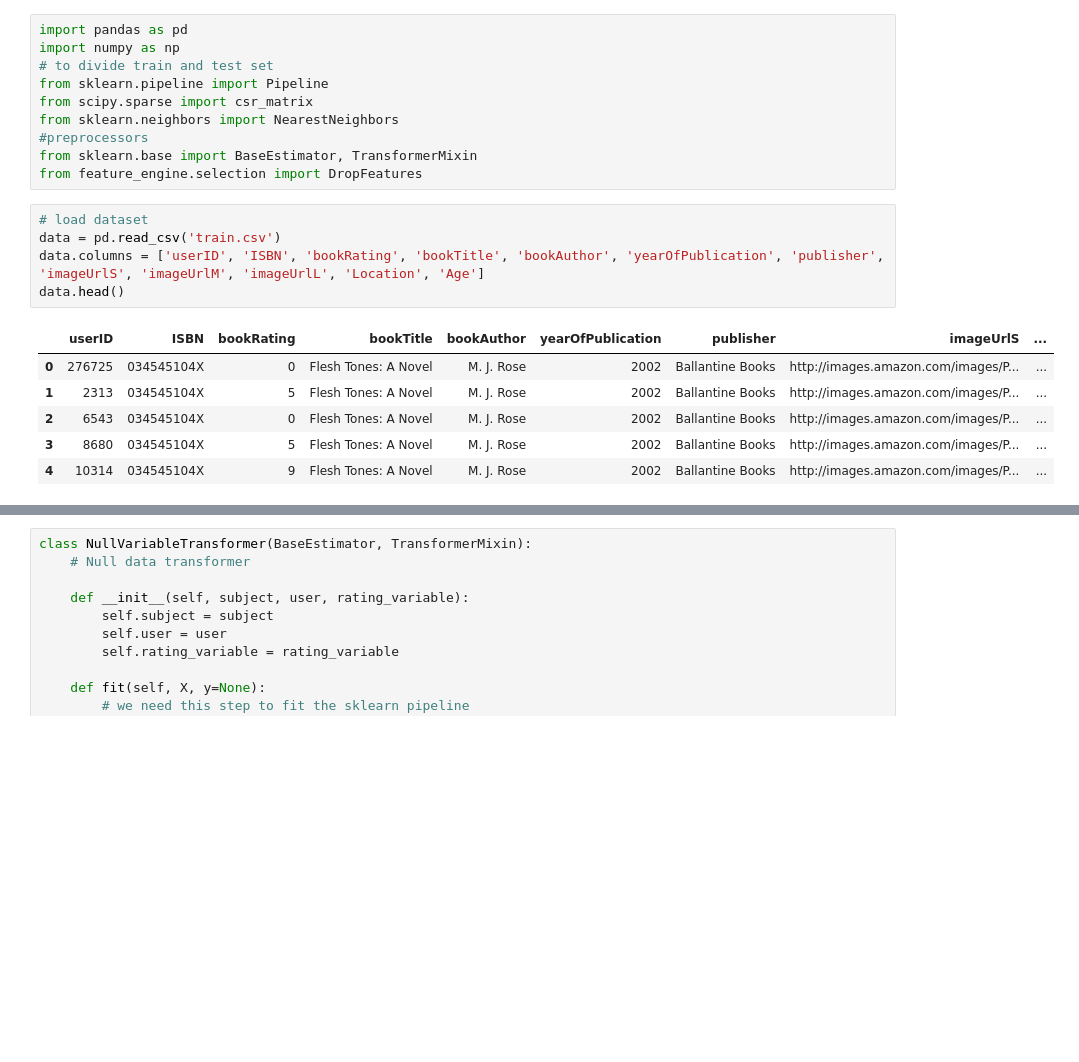
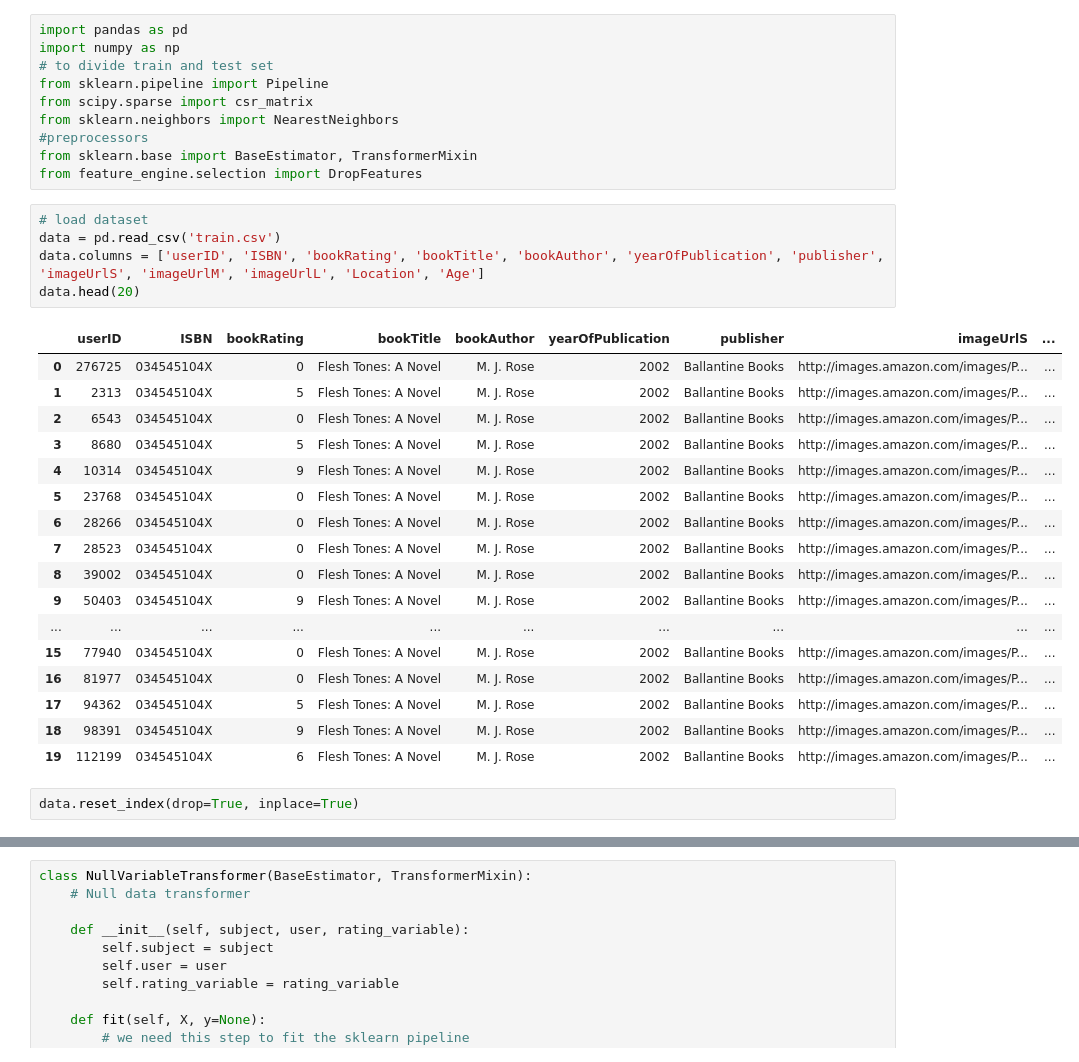
Before and after one commit to Yana999/BookRecommeder, a Jupyter notebook: resources/Final_Pipline.ipynb, the cells around one changed output, grey strips where cells are left out. Saved outputs shown, nothing was run; the diff lists cells and outputs as text; blank space fills up the shorter version.

Commit message:
fix dataframe reading and add tests

```diff
--- a/resources/Final_Pipline.ipynb
+++ b/resources/Final_Pipline.ipynb
@@ -11,12 +11,25 @@ from feature_engine.selection import DropFeatures
 # %%
 # load dataset
 data = pd.read_csv('train.csv')
 data.columns = ['userID', 'ISBN', 'bookRating', 'bookTitle', 'bookAuthor', 'yearOfPublication', 'publisher', 'imageUrlS', 'imageUrlM', 'imageUrlL', 'Location', 'Age']
-data.head()
+data.head(20)
 # %% [output]
 |  | userID | ISBN | bookRating | bookTitle | bookAuthor | yearOfPublication | publisher | imageUrlS | ... |
 | 0 | 276725 | 034545104X | 0 | Flesh Tones: A Novel | M. J. Rose | 2002 | Ballantine Books | http://images.amazon.com/images/P... | ... |
 | 1 | 2313 | 034545104X | 5 | Flesh Tones: A Novel | M. J. Rose | 2002 | Ballantine Books | http://images.amazon.com/images/P... | ... |
 | 2 | 6543 | 034545104X | 0 | Flesh Tones: A Novel | M. J. Rose | 2002 | Ballantine Books | http://images.amazon.com/images/P... | ... |
 | 3 | 8680 | 034545104X | 5 | Flesh Tones: A Novel | M. J. Rose | 2002 | Ballantine Books | http://images.amazon.com/images/P... | ... |
 | 4 | 10314 | 034545104X | 9 | Flesh Tones: A Novel | M. J. Rose | 2002 | Ballantine Books | http://images.amazon.com/images/P... | ... |
+| 5 | 23768 | 034545104X | 0 | Flesh Tones: A Novel | M. J. Rose | 2002 | Ballantine Books | http://images.amazon.com/images/P... | ... |
+| 6 | 28266 | 034545104X | 0 | Flesh Tones: A Novel | M. J. Rose | 2002 | Ballantine Books | http://images.amazon.com/images/P... | ... |
+| 7 | 28523 | 034545104X | 0 | Flesh Tones: A Novel | M. J. Rose | 2002 | Ballantine Books | http://images.amazon.com/images/P... | ... |
+| 8 | 39002 | 034545104X | 0 | Flesh Tones: A Novel | M. J. Rose | 2002 | Ballantine Books | http://images.amazon.com/images/P... | ... |
+| 9 | 50403 | 034545104X | 9 | Flesh Tones: A Novel | M. J. Rose | 2002 | Ballantine Books | http://images.amazon.com/images/P... | ... |
+| ... | ... | ... | ... | ... | ... | ... | ... | ... | ... |
+| 15 | 77940 | 034545104X | 0 | Flesh Tones: A Novel | M. J. Rose | 2002 | Ballantine Books | http://images.amazon.com/images/P... | ... |
+| 16 | 81977 | 034545104X | 0 | Flesh Tones: A Novel | M. J. Rose | 2002 | Ballantine Books | http://images.amazon.com/images/P... | ... |
+| 17 | 94362 | 034545104X | 5 | Flesh Tones: A Novel | M. J. Rose | 2002 | Ballantine Books | http://images.amazon.com/images/P... | ... |
+| 18 | 98391 | 034545104X | 9 | Flesh Tones: A Novel | M. J. Rose | 2002 | Ballantine Books | http://images.amazon.com/images/P... | ... |
+| 19 | 112199 | 034545104X | 6 | Flesh Tones: A Novel | M. J. Rose | 2002 | Ballantine Books | http://images.amazon.com/images/P... | ... |
+# %%
+data.reset_index(drop=True, inplace=True)
```
Also changed, not shown: parts of 7 cells of this notebook, 18 other files.
